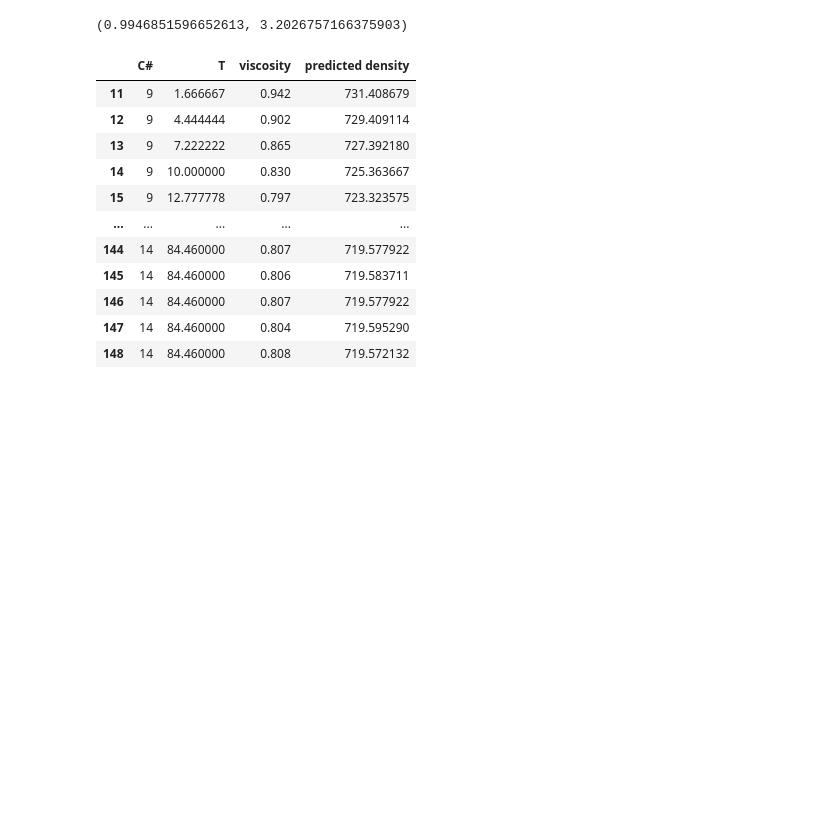
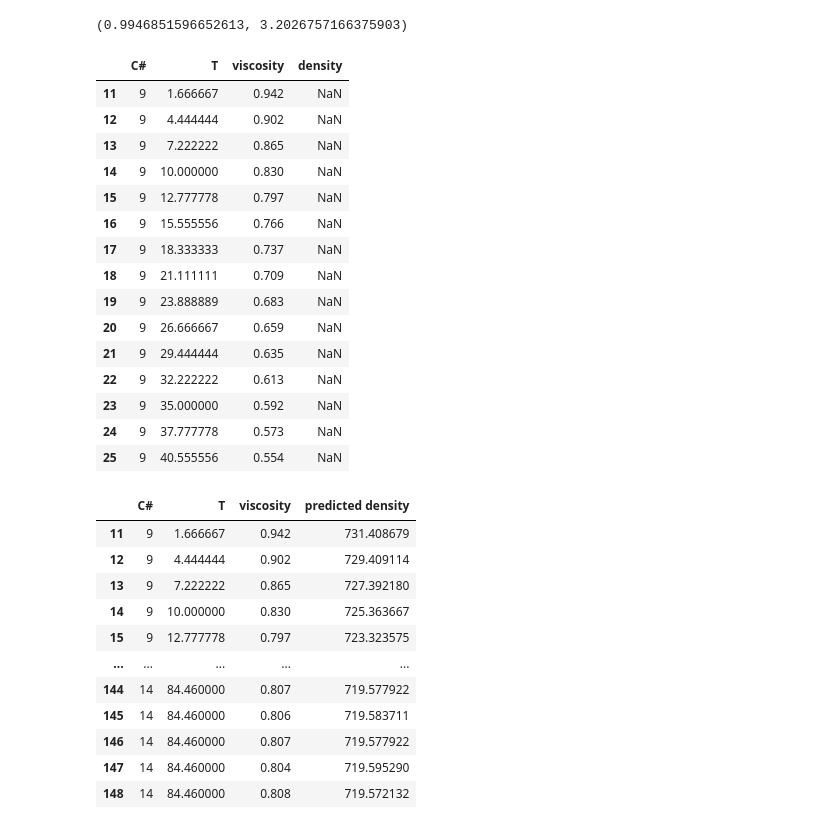
Before and after one commit to RodionSkyy/alkanes_project_ml, a Jupyter notebook: Alkanes.ipynb, the cells around one changed output. Cells and saved outputs as stored; diff of their text form; code cells hidden in the pictures; blank space fills up the shorter version.

```diff
--- a/Alkanes.ipynb
+++ b/Alkanes.ipynb
@@ -148,6 +148,25 @@ Best metrics:
 R²: 0.99469
 RMSE: 3.20268
 (0.9946851596652613, 3.2026757166375903)
+# %%
+data_for_dens.head(15)
+# %% [output]
+|  | C# | T | viscosity | density |
+| 11 | 9 | 1.666667 | 0.942 | NaN |
+| 12 | 9 | 4.444444 | 0.902 | NaN |
+| 13 | 9 | 7.222222 | 0.865 | NaN |
+| 14 | 9 | 10.000000 | 0.830 | NaN |
+| 15 | 9 | 12.777778 | 0.797 | NaN |
+| 16 | 9 | 15.555556 | 0.766 | NaN |
+| 17 | 9 | 18.333333 | 0.737 | NaN |
+| 18 | 9 | 21.111111 | 0.709 | NaN |
+| 19 | 9 | 23.888889 | 0.683 | NaN |
+| 20 | 9 | 26.666667 | 0.659 | NaN |
+| 21 | 9 | 29.444444 | 0.635 | NaN |
+| 22 | 9 | 32.222222 | 0.613 | NaN |
+| 23 | 9 | 35.000000 | 0.592 | NaN |
+| 24 | 9 | 37.777778 | 0.573 | NaN |
+| 25 | 9 | 40.555556 | 0.554 | NaN |
 # %%
 pred_dens = lin_regr_dens.predict(data_for_dens.iloc[:, :3])
 predicted_dens_data = data_for_dens.iloc[:, :3]
```
Also changed, not shown: parts of 15 cells of this notebook.
